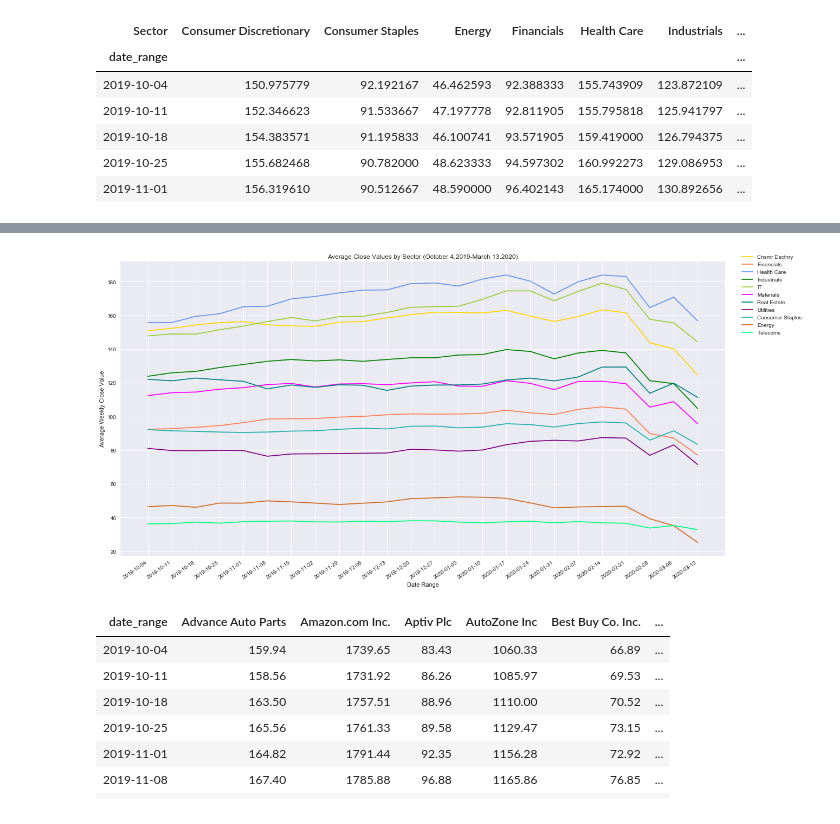
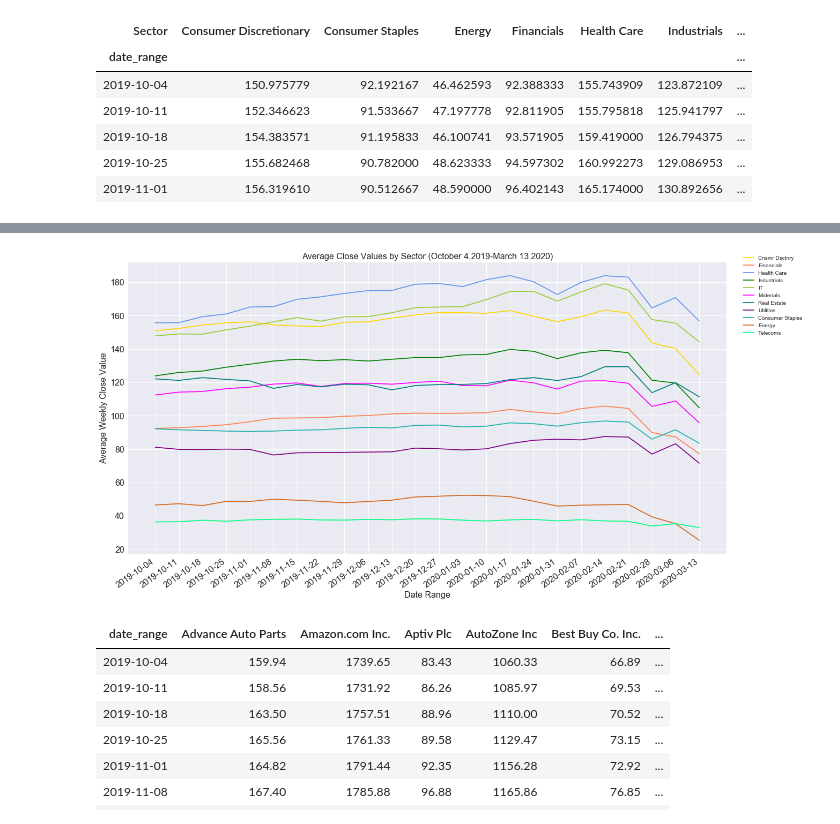
Before and after one commit to bhhnguyen/DataViz-Proj1, a Jupyter notebook: margeaux_code.ipynb, the cells around one changed output, grey strips where cells are left out. Drawn from its saved outputs; the diff is of its cells as text; code cells hidden in the pictures.

```diff
--- a/margeaux_code.ipynb
+++ b/margeaux_code.ipynb
@@ -83,6 +84,7 @@ difference_df
 | 466 | 127.05 | 125.48 |
 467 rows × 2 columns
 # %%
+#create line graph for biggest winner and biggest loser
 x=date_df["date_range"]
 big_loser=date_df["BKNG"]
 big_winner=date_df["REGN"]
@@ -92,9 +94,13 @@ ax.plot(x,big_winner, label="Regeneron Pharmaceuticals Inc", color="green");
 plt.title("Biggest Winner vs Biggest Loser (October 4,2019-March 13,2020)")
 plt.xlabel("Date Range")
 plt.ylabel("Close Values")
+#rotate xlabels and increase font size so the graphs are more legible
 for label in ax.get_xticklabels():
     label.set_ha("right")
     label.set_rotation(35)
+for item in ([ax.title, ax.xaxis.label, ax.yaxis.label] +
+             ax.get_xticklabels() + ax.get_yticklabels()):
+    item.set_fontsize(13)
 plt.style.use('seaborn')
 plt.legend(loc="best")
 plt.tight_layout()
@@ -105,4 +111,5 @@ plt.show()
 # %%
+#graph median stock, in regards to total stock loss
 x=date_df["date_range"]
 median=date_df["JCI"]
 fig, ax=plt.subplots()
@@ -113,6 +120,9 @@ plt.ylabel("Close Values")
 for label in ax.get_xticklabels():
     label.set_ha("right")
     label.set_rotation(35)
+for item in ([ax.title, ax.xaxis.label, ax.yaxis.label] +
+             ax.get_xticklabels() + ax.get_yticklabels()):
+    item.set_fontsize(13)
 plt.style.use('seaborn')
 plt.legend(loc="best")
 plt.tight_layout()
@@ -174,3 +186,7 @@ sector_df.head()
 | 2019-11-01 | 156.319610 | 90.512667 | 48.590000 | 96.402143 | 165.174000 | 130.892656 | ... |
 # %%
 df=sector_df.reset_index()
+# %%
+#remove the last row, which was "difference" column in previous DataFrame
+df=df.drop(index=24, axis=1)
+df
@@ -177,4 +211,5 @@ df=sector_df.reset_index()
 # %%
+#plot line graph by sector
 x_axis=df["date_range"]
 y_1=df["Consumer Discretionary"]
 y_2=df["Financials"]
@@ -185,32 +220,35 @@ y_6=df["Materials"]
 y_7=df["Real Estate"]
 y_8=df["Utilities"]
 y_9=df["Consumer Staples"]
 y_10=df["Energy"]
 y_11=df["Telecommunication Services"]
 fig,ax=plt.subplots()
 consumer_discretionary=plt.plot(x_axis, y_1, label="Cnsmr Dsctnry", color="gold")
 fin=plt.plot(x_axis, y_2, label="Financials", color="coral")
 hc=plt.plot(x_axis, y_3, label="Health Care", color="cornflowerblue")
 ind=plt.plot(x_axis, y_4, label="Industrials", color="green")
 it=plt.plot(x_axis, y_5, label="IT", color="yellowgreen")
 mat=plt.plot(x_axis, y_6, label="Materials", color="magenta")
 re=plt.plot(x_axis, y_7, label="Real Estate",color="teal")
 ut=plt.plot(x_axis, y_8, label="Utilities", color="purple")
 constaple=plt.plot(x_axis, y_9, label="Consumer Staples", color="lightseagreen")
 energy=plt.plot(x_axis, y_10, label="Energy", color="chocolate")
 telecom=plt.plot(x_axis, y_11, label="Telecoms", color="springgreen")
 for label in ax.get_xticklabels():
     label.set_ha("right")
     label.set_rotation(35)
 plt.style.use('seaborn')
 plt.legend(bbox_to_anchor=(1.02, 1.04))
 plt.title("Average Close Values by Sector (October 4,2019-March 13,2020)")
 plt.xlabel("Date Range")
 plt.ylabel("Average Weekly Close Value")
 print_fig = fig
 print_fig.set_size_inches(20,10)
+for item in ([ax.title, ax.xaxis.label, ax.yaxis.label] +
+             ax.get_xticklabels() + ax.get_yticklabels()):
+    item.set_fontsize(16)
 print_fig.savefig('Avgclose_bysector.png')
 plt.show()
 # %% [output]
-[figure, old version]
+[figure, new version]
 # %%
```
Also changed, not shown: parts of 9 cells of this notebook.
